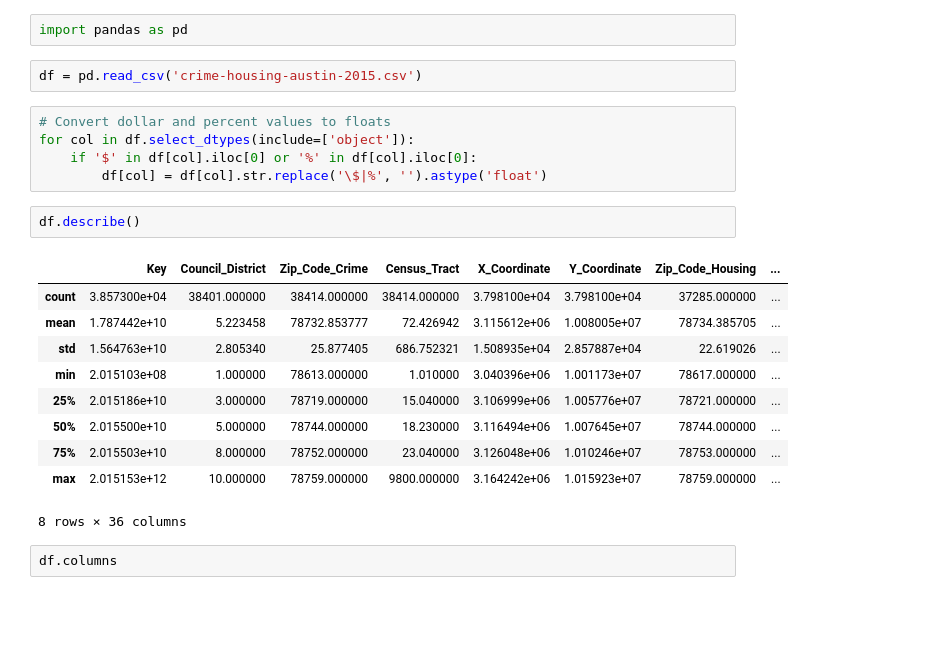
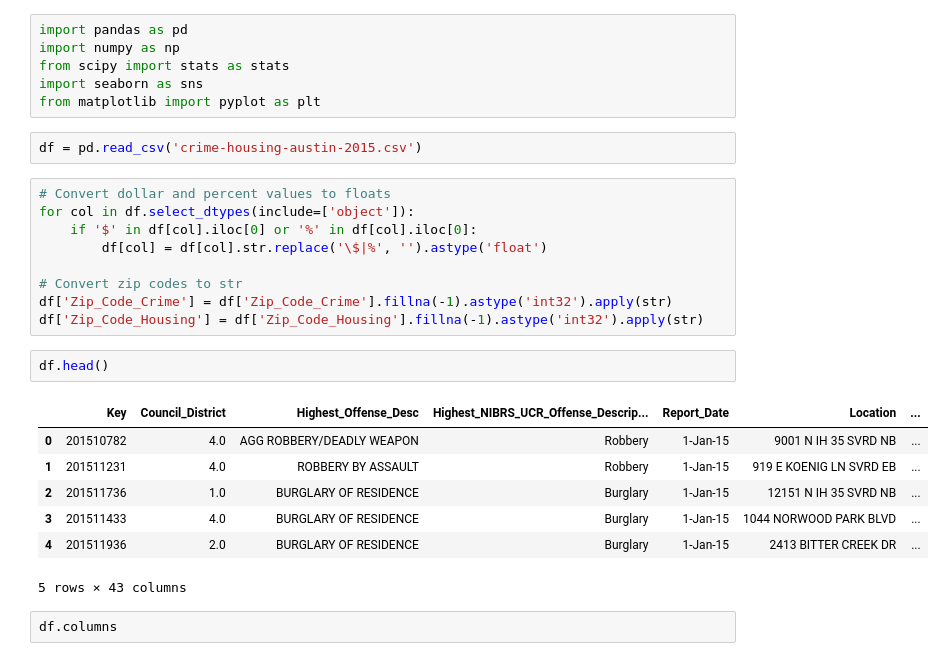
Before and after one commit to qiuxiao-chen/project-2, a Jupyter notebook: project2_zion.ipynb, the cells around one changed output. Cells and saved outputs as stored; diff of their text form; blank space fills up the shorter version.

```diff
--- a/project2_zion.ipynb
+++ b/project2_zion.ipynb
@@ -1,5 +1,9 @@
-# %%
-import pandas as pd
+# %%
+import pandas as pd
+import numpy as np
+from scipy import stats as stats
+import seaborn as sns
+from matplotlib import pyplot as plt
 # %%
 df = pd.read_csv('crime-housing-austin-2015.csv')
 # %%
@@ -7,19 +11,20 @@ df = pd.read_csv('crime-housing-austin-2015.csv')
 for col in df.select_dtypes(include=['object']):
     if '$' in df[col].iloc[0] or '%' in df[col].iloc[0]:
         df[col] = df[col].str.replace('\$|%', '').astype('float')
+
+# Convert zip codes to str
+df['Zip_Code_Crime'] = df['Zip_Code_Crime'].fillna(-1).astype('int32').apply(str)
+df['Zip_Code_Housing'] = df['Zip_Code_Housing'].fillna(-1).astype('int32').apply(str)
 # %%
-df.describe()
+df.head()
 # %% [output]
-|  | Key | Council_District | Zip_Code_Crime | Census_Tract | X_Coordinate | Y_Coordinate | Zip_Code_Housing | ... |
-| count | 3.857300e+04 | 38401.000000 | 38414.000000 | 38414.000000 | 3.798100e+04 | 3.798100e+04 | 37285.000000 | ... |
-| mean | 1.787442e+10 | 5.223458 | 78732.853777 | 72.426942 | 3.115612e+06 | 1.008005e+07 | 78734.385705 | ... |
-| std | 1.564763e+10 | 2.805340 | 25.877405 | 686.752321 | 1.508935e+04 | 2.857887e+04 | 22.619026 | ... |
-| min | 2.015103e+08 | 1.000000 | 78613.000000 | 1.010000 | 3.040396e+06 | 1.001173e+07 | 78617.000000 | ... |
-| 25% | 2.015186e+10 | 3.000000 | 78719.000000 | 15.040000 | 3.106999e+06 | 1.005776e+07 | 78721.000000 | ... |
-| 50% | 2.015500e+10 | 5.000000 | 78744.000000 | 18.230000 | 3.116494e+06 | 1.007645e+07 | 78744.000000 | ... |
-| 75% | 2.015503e+10 | 8.000000 | 78752.000000 | 23.040000 | 3.126048e+06 | 1.010246e+07 | 78753.000000 | ... |
-| max | 2.015153e+12 | 10.000000 | 78759.000000 | 9800.000000 | 3.164242e+06 | 1.015923e+07 | 78759.000000 | ... |
+|  | Key | Council_District | Highest_Offense_Desc | Highest_NIBRS_UCR_Offense_Descrip... | Report_Date | Location | ... |
+| 0 | 201510782 | 4.0 | AGG ROBBERY/DEADLY WEAPON | Robbery | 1-Jan-15 | 9001 N IH 35 SVRD NB | ... |
+| 1 | 201511231 | 4.0 | ROBBERY BY ASSAULT | Robbery | 1-Jan-15 | 919 E KOENIG LN SVRD EB | ... |
+| 2 | 201511736 | 1.0 | BURGLARY OF RESIDENCE | Burglary | 1-Jan-15 | 12151 N IH 35 SVRD NB | ... |
+| 3 | 201511433 | 4.0 | BURGLARY OF RESIDENCE | Burglary | 1-Jan-15 | 1044 NORWOOD PARK BLVD | ... |
+| 4 | 201511936 | 2.0 | BURGLARY OF RESIDENCE | Burglary | 1-Jan-15 | 2413 BITTER CREEK DR | ... |
-8 rows × 36 columns
+5 rows × 43 columns
 # %%
 df.columns
 # %% [output]
```
Also changed, not shown: parts of 5 cells of this notebook.
